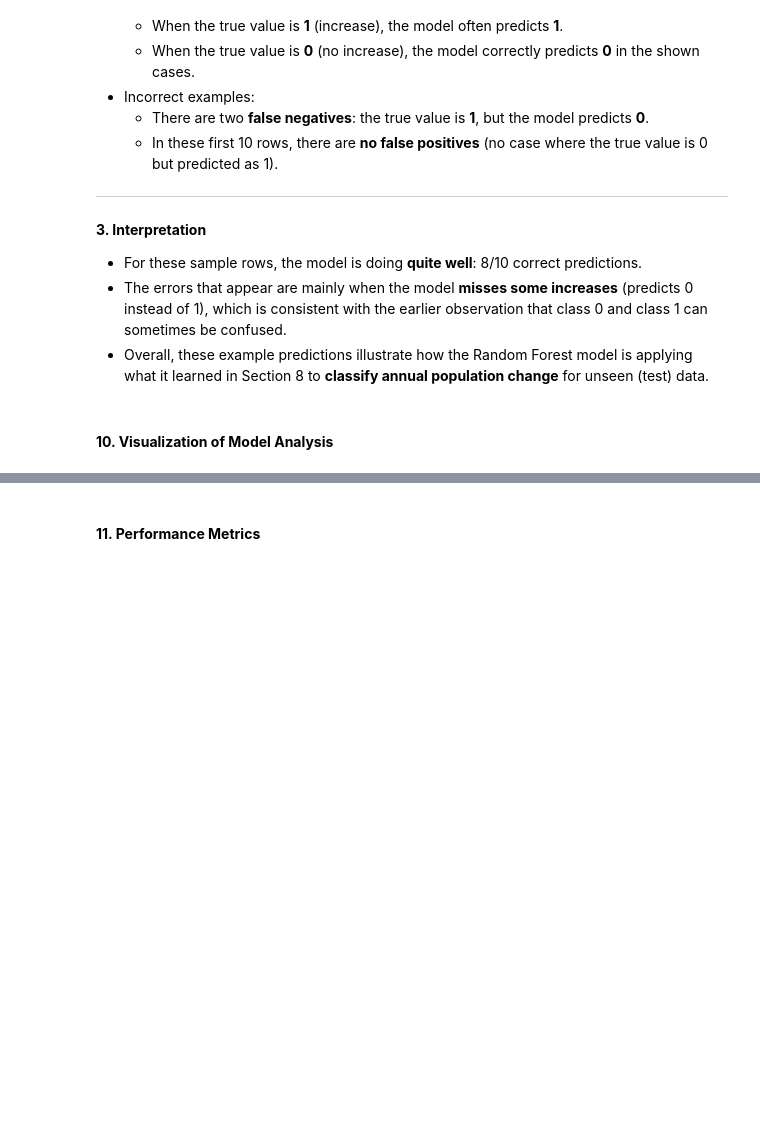
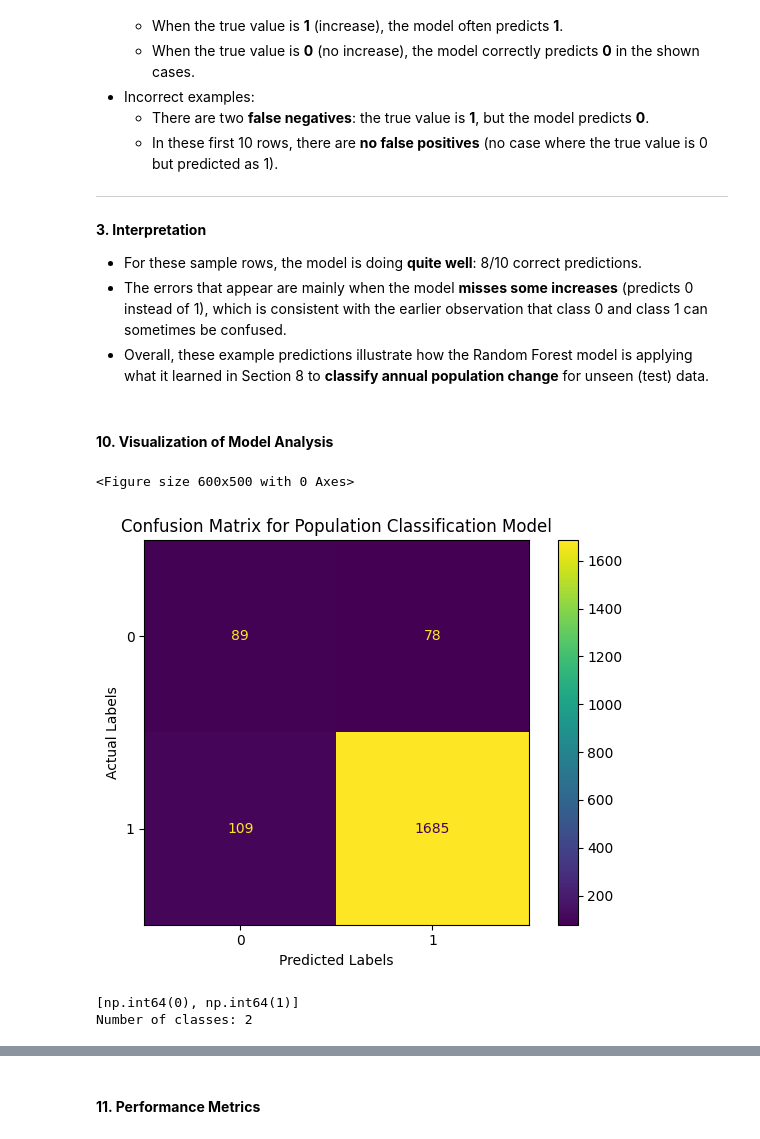
Before and after one commit to Mariopogi/Machine-Learning-Program-Exercises-Group-5-BSIT-2A, a Jupyter notebook: Classification.ipynb, the cells around one changed output, grey strips where cells are left out. Cells and saved outputs as stored; diff of their text form; code cells hidden in the pictures; blank space fills up the shorter version.

Commit message:
Revised Visualization of Model Analysis

```diff
--- a/Classification.ipynb
+++ b/Classification.ipynb
@@ -871,3 +871,34 @@ Details:
 - Overall, these example predictions illustrate how the Random Forest model is applying what it learned in Section 8 to **classify annual population change** for unseen (test) data.
 # %% [markdown]
 #### **10. Visualization of Model Analysis**
+# %%
+# CONFUSION MATRIX
+
+# Import Necessary Libraries
+from sklearn.metrics import confusion_matrix
+from sklearn.metrics import ConfusionMatrixDisplay
+
+# y_true = actual labels
+# y_pred = predicted class labels generated by the model
+
+cm = confusion_matrix(y_test, y_pred)
+
+plt.figure(figsize=(6,5))
+display = ConfusionMatrixDisplay(confusion_matrix = cm)
+display.plot(values_format='d')
+
+plt.title("Confusion Matrix for Population Classification Model")
+plt.xlabel("Predicted Labels")
+plt.ylabel("Actual Labels")
+plt.tight_layout()
+plt.show()
+# %% [output]
+<Figure size 600x500 with 0 Axes>
+[figure, added]
+# %%
+# Confirm Whether Binary / Multiclass
+print(sorted(y_test.unique()))
+print("Number of classes:", len(y_test.unique()))
+# %% [output]
+[np.int64(0), np.int64(1)]
+Number of classes: 2
```
Also changed, not shown: parts of 2 cells of this notebook.
